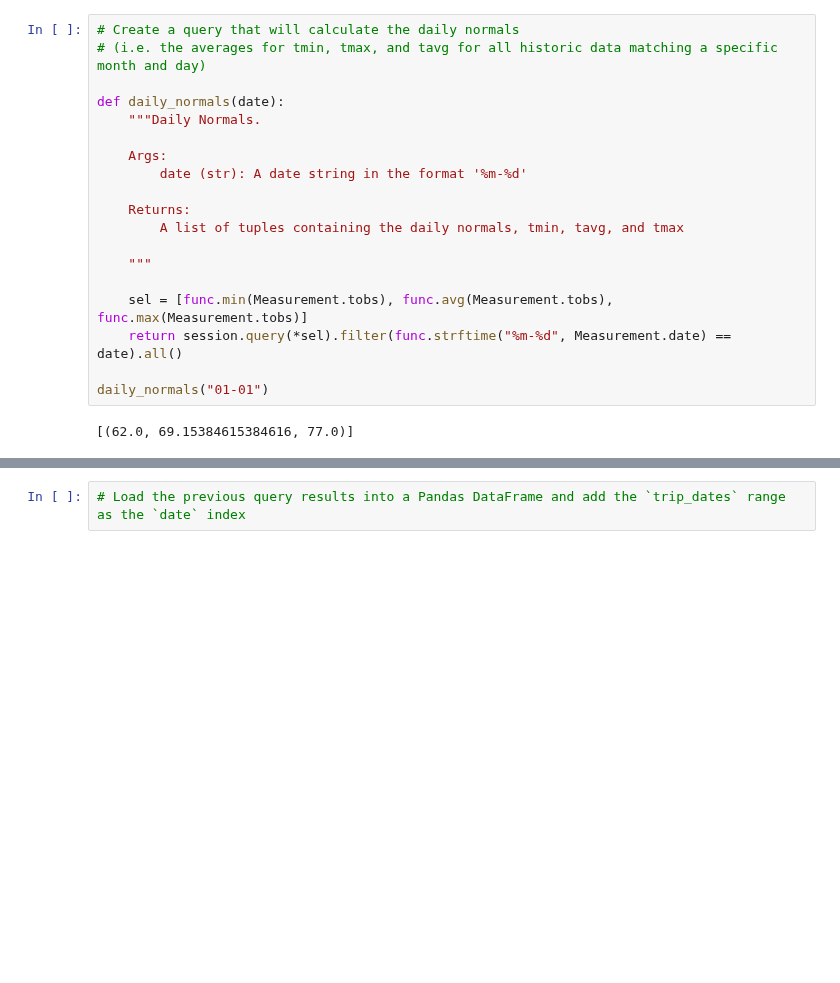
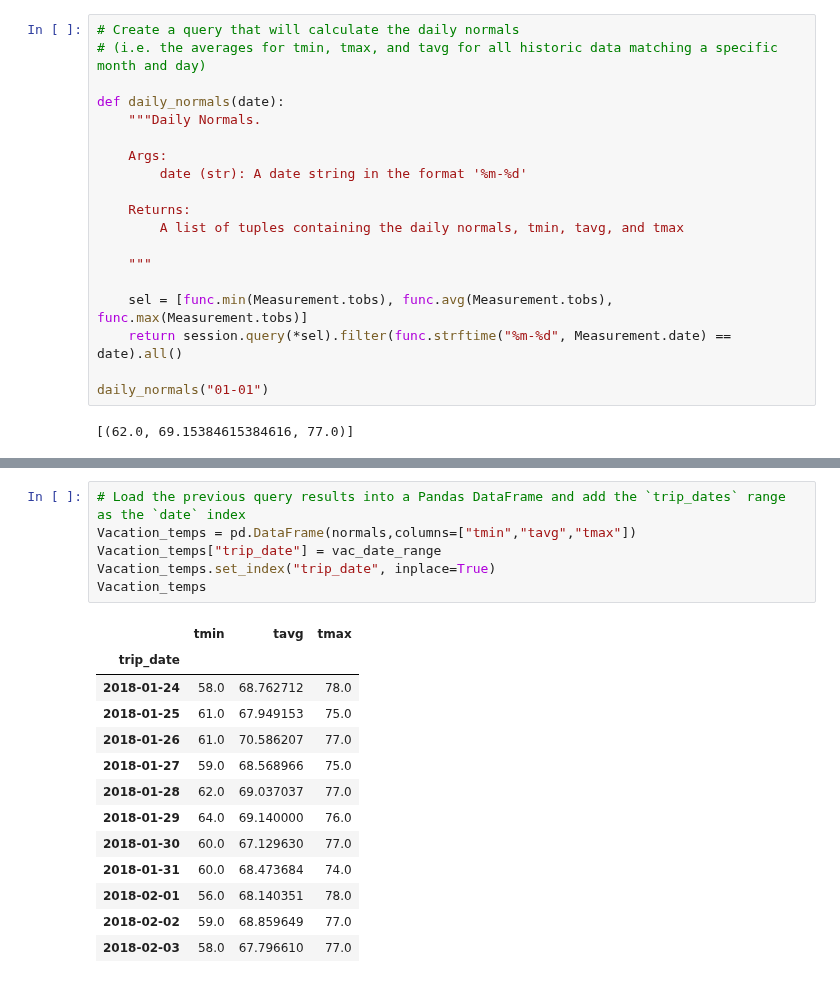
Before and after one commit to nvanlangen/sqlalchemy-challenge, a Jupyter notebook: climate.ipynb, the cells around one changed output, grey strips where cells are left out. Saved outputs shown, nothing was run; the diff lists cells and outputs as text; blank space fills up the shorter version.

```diff
--- a/climate.ipynb
+++ b/climate.ipynb
@@ -233,4 +300,22 @@ daily_normals("01-01")
 # %%
 # Load the previous query results into a Pandas DataFrame and add the `trip_dates` range as the `date` index
+Vacation_temps = pd.DataFrame(normals,columns=["tmin","tavg","tmax"])
+Vacation_temps["trip_date"] = vac_date_range
+Vacation_temps.set_index("trip_date", inplace=True)
+Vacation_temps
+# %% [output]
+|  | tmin | tavg | tmax |
+| trip_date |  |  |  |
+| 2018-01-24 | 58.0 | 68.762712 | 78.0 |
+| 2018-01-25 | 61.0 | 67.949153 | 75.0 |
+| 2018-01-26 | 61.0 | 70.586207 | 77.0 |
+| 2018-01-27 | 59.0 | 68.568966 | 75.0 |
+| 2018-01-28 | 62.0 | 69.037037 | 77.0 |
+| 2018-01-29 | 64.0 | 69.140000 | 76.0 |
+| 2018-01-30 | 60.0 | 67.129630 | 77.0 |
+| 2018-01-31 | 60.0 | 68.473684 | 74.0 |
+| 2018-02-01 | 56.0 | 68.140351 | 78.0 |
+| 2018-02-02 | 59.0 | 68.859649 | 77.0 |
+| 2018-02-03 | 58.0 | 67.796610 | 77.0 |
 # %%
 # Plot the daily normals as an area plot with `stacked=False`
```
Also changed, not shown: parts of 10 cells of this notebook.
